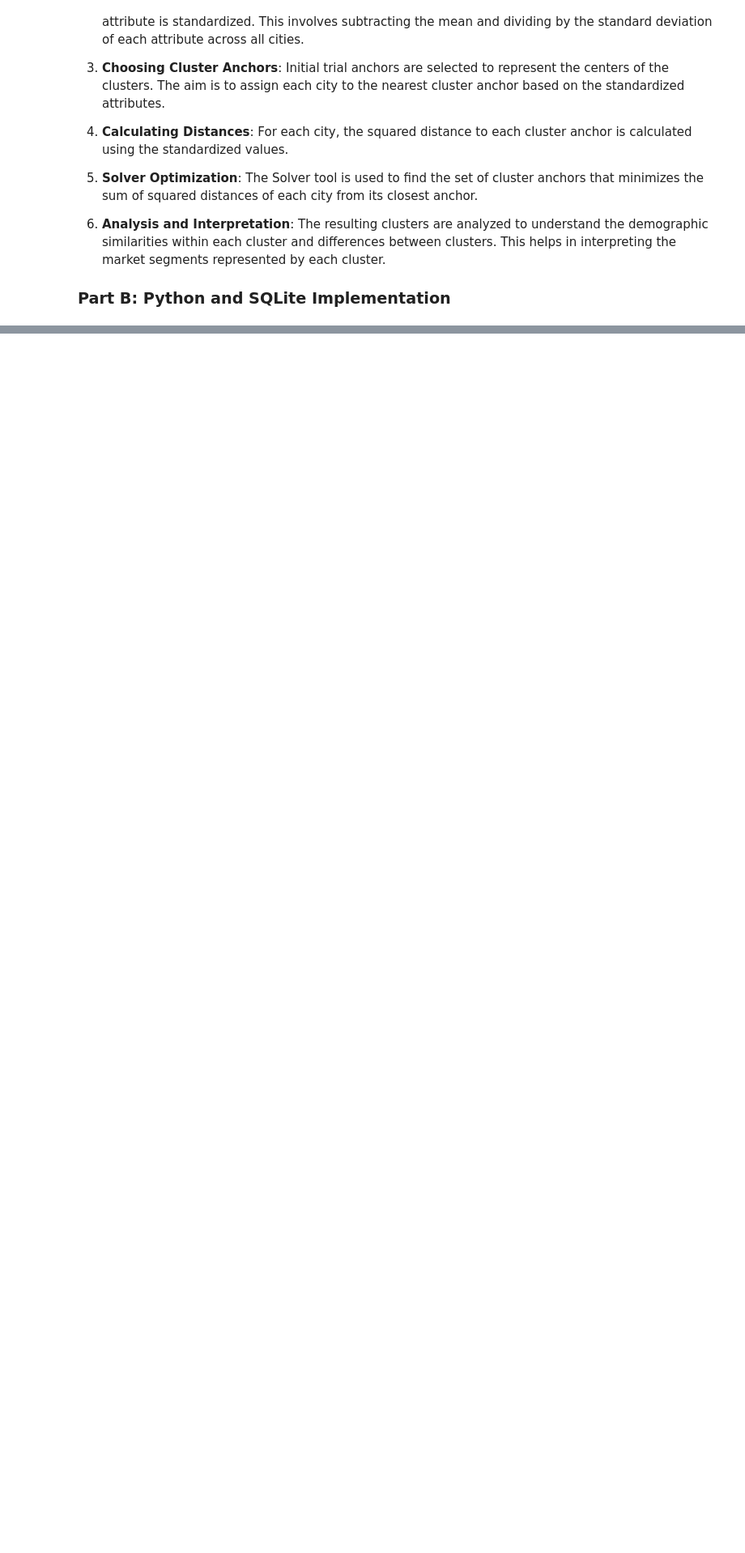
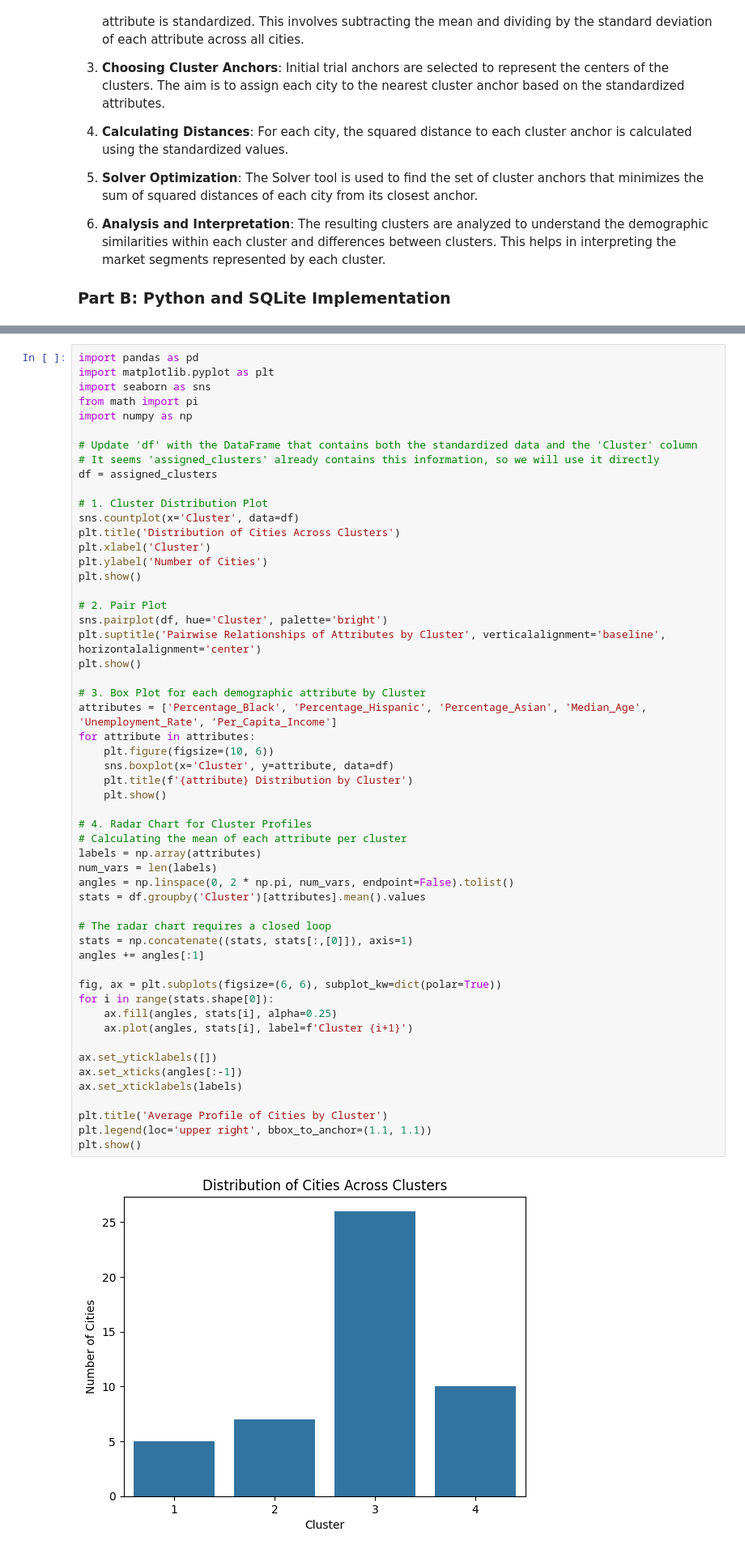
Before and after one commit to kezekwem/NYU_DBMM_S01_LAB, a Jupyter notebook: Lab Notes/Session04_Lab.ipynb, the cells around one changed output, grey strips where cells are left out. Shown at 81% size. Drawn from its saved outputs; the diff is of its cells as text; blank space fills up the shorter version.

Commit message:
PLots to Note 4

```diff
--- a/Lab Notes/Session04_Lab.ipynb
+++ b/Lab Notes/Session04_Lab.ipynb
@@ -94,0 +102,56 @@ Table Structure and Example Data:
+# %%
+import pandas as pd
+import matplotlib.pyplot as plt
+import seaborn as sns
+from math import pi
+import numpy as np
+
+# Update 'df' with the DataFrame that contains both the standardized data and the 'Cluster' column
+# It seems 'assigned_clusters' already contains this information, so we will use it directly
+df = assigned_clusters
+
+# 1. Cluster Distribution Plot
+sns.countplot(x='Cluster', data=df)
+plt.title('Distribution of Cities Across Clusters')
+plt.xlabel('Cluster')
+plt.ylabel('Number of Cities')
+plt.show()
+
+# 2. Pair Plot
+sns.pairplot(df, hue='Cluster', palette='bright')
+plt.suptitle('Pairwise Relationships of Attributes by Cluster', verticalalignment='baseline', horizontalalignment='center')
+plt.show()
+
+# 3. Box Plot for each demographic attribute by Cluster
+attributes = ['Percentage_Black', 'Percentage_Hispanic', 'Percentage_Asian', 'Median_Age', 'Unemployment_Rate', 'Per_Capita_Income']
+for attribute in attributes:
+    plt.figure(figsize=(10, 6))
+    sns.boxplot(x='Cluster', y=attribute, data=df)
+    plt.title(f'{attribute} Distribution by Cluster')
+    plt.show()
+
+# 4. Radar Chart for Cluster Profiles
+# Calculating the mean of each attribute per cluster
+labels = np.array(attributes)
+num_vars = len(labels)
+angles = np.linspace(0, 2 * np.pi, num_vars, endpoint=False).tolist()
+stats = df.groupby('Cluster')[attributes].mean().values
+
+# The radar chart requires a closed loop
+stats = np.concatenate((stats, stats[:,[0]]), axis=1)
+angles += angles[:1]
+
+fig, ax = plt.subplots(figsize=(6, 6), subplot_kw=dict(polar=True))
+for i in range(stats.shape[0]):
+    ax.fill(angles, stats[i], alpha=0.25)
+    ax.plot(angles, stats[i], label=f'Cluster {i+1}')
+
+ax.set_yticklabels([])
+ax.set_xticks(angles[:-1])
+ax.set_xticklabels(labels)
+
+plt.title('Average Profile of Cities by Cluster')
+plt.legend(loc='upper right', bbox_to_anchor=(1.1, 1.1))
+plt.show()
+# %% [output]
+[figure, added]
```
Also changed, not shown: parts of 2 cells of this notebook, 1 other file.
